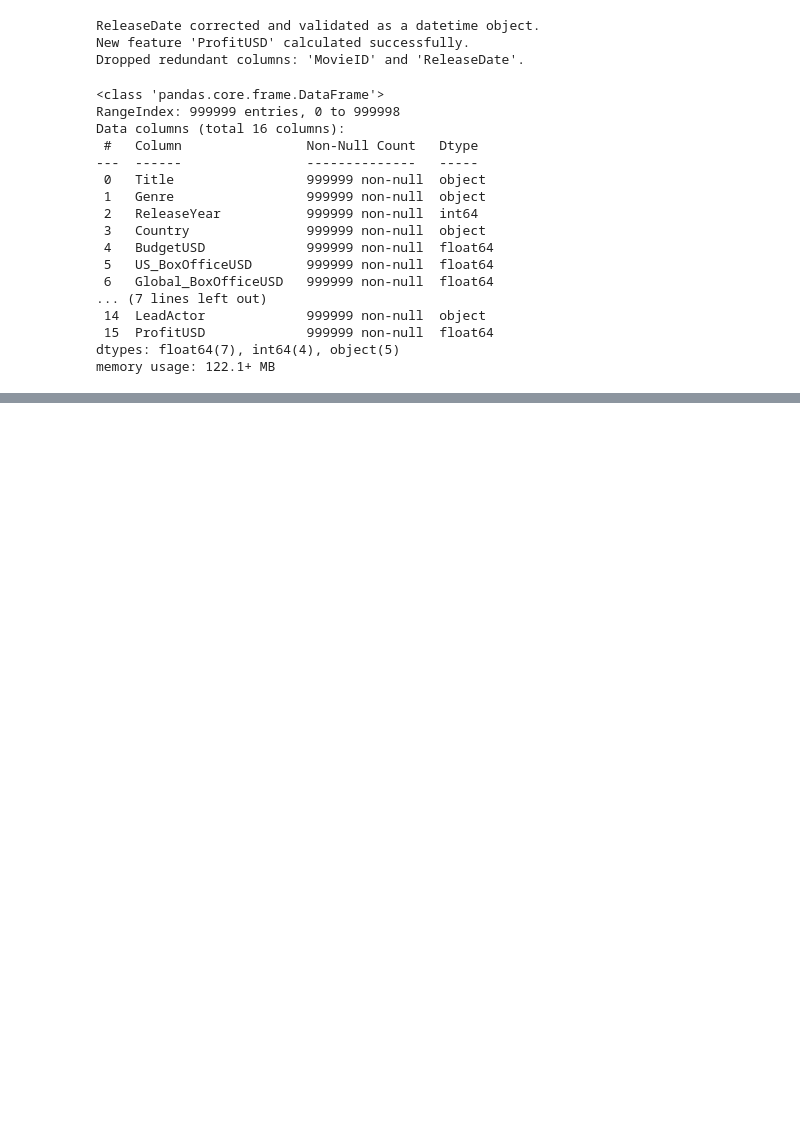
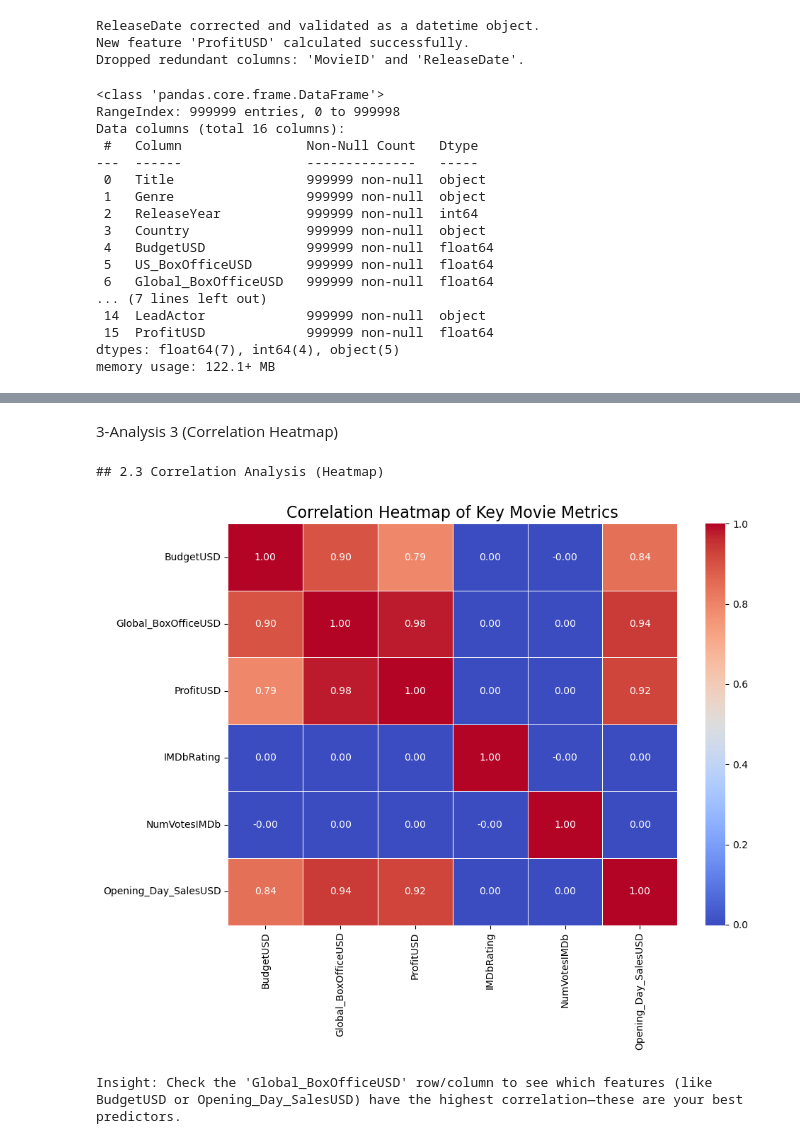
Before and after one commit to saad8446/Data-Science-Project, a Jupyter notebook: movies_analysis.ipynb, the cells around one changed output, grey strips where cells are left out. Cells and saved outputs as stored; diff of their text form; code cells hidden in the pictures; blank space fills up the shorter version.

```diff
--- a/movies_analysis.ipynb
+++ b/movies_analysis.ipynb
@@ -115,0 +219,35 @@ memory usage: 122.1+ MB
+# %% [markdown]
+3-Analysis 3 (Correlation Heatmap)
+# %%
+print("## 2.3 Correlation Analysis (Heatmap)")
+
+correlation_cols = [
+    'BudgetUSD',
+    'Global_BoxOfficeUSD',
+    'ProfitUSD',
+    'IMDbRating',
+    'NumVotesIMDb',
+    'Opening_Day_SalesUSD'
+]
+
+corr_matrix = df[correlation_cols].corr()
+
+plt.figure(figsize=(10, 8))
+
+sns.heatmap(
+    corr_matrix,
+    annot=True,
+    fmt=".2f",
+    cmap='coolwarm',
+    linewidths=.5
+)
+
+plt.title('Correlation Heatmap of Key Movie Metrics', fontsize=16)
+plt.tight_layout()
+plt.show()
+
+print("\nInsight: Check the 'Global_BoxOfficeUSD' row/column to see which features (like BudgetUSD or Opening_Day_SalesUSD) have the highest correlation—these are your best predictors.")
+# %% [output]
+## 2.3 Correlation Analysis (Heatmap)
+[figure, added]
+Insight: Check the 'Global_BoxOfficeUSD' row/column to see which features (like BudgetUSD or Opening_Day_SalesUSD) have the highest correlation—these are your best predictors.
```
Also changed, not shown: parts of 23 cells of this notebook.
